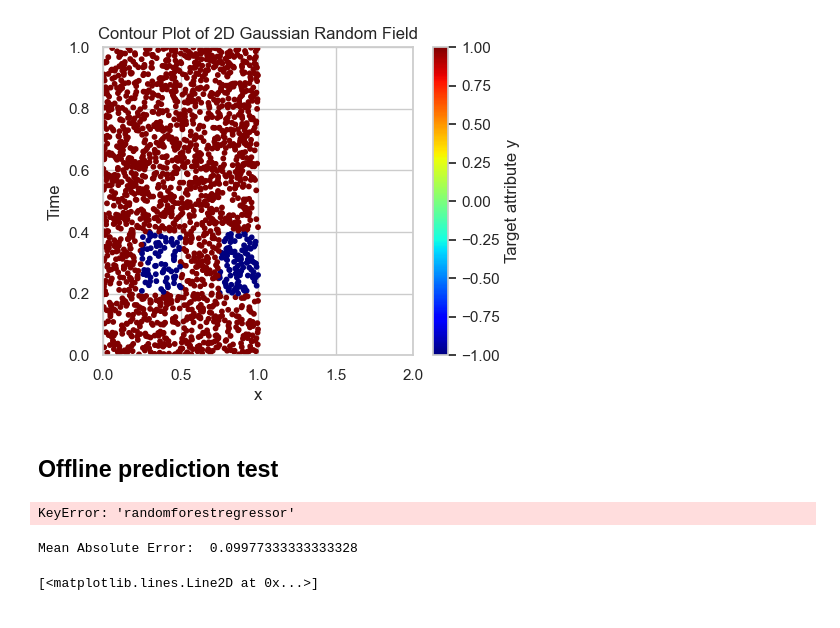
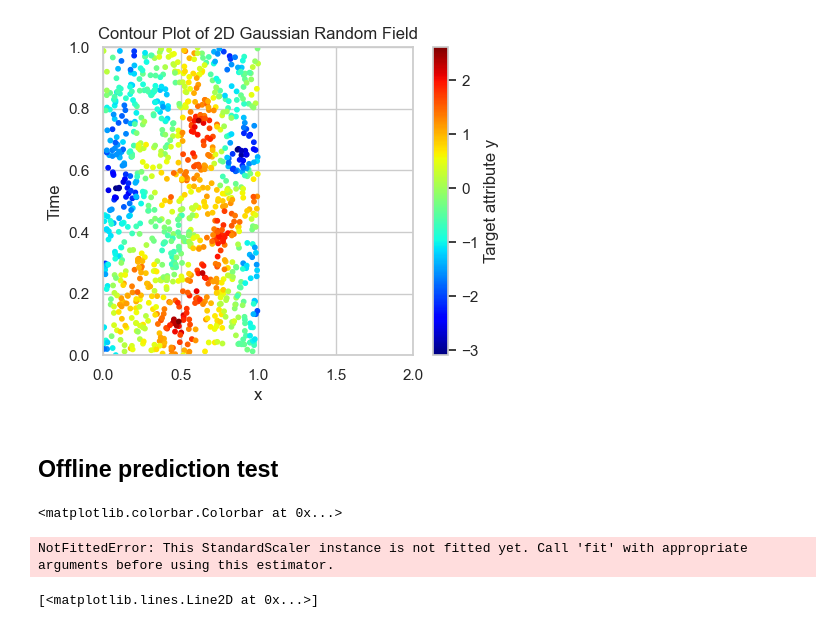
Before and after one commit to hossein-haeri/msmsa, a Jupyter notebook: dth_run.ipynb, the cells around one changed output. Drawn from its saved outputs; the diff is of its cells as text; code cells hidden in the pictures.

```diff
--- a/dth_run.ipynb
+++ b/dth_run.ipynb
@@ -17,6 +17,11 @@ import learning_models
 from datasets.data_loader import load_dataset
 import dth
 from baselines_v2 import kswin_reg
+from baselines_v2 import naive_reg
+from baselines_v2 import adwin_reg
+import msmsa_v3 as msmsa
+
+
 from sklearn.ensemble import RandomForestRegressor
 from sklearn.tree import DecisionTreeRegressor
 
@@ -90,8 +95,8 @@ scale = 0.1  # Scale of the correlation
 
 # Generate field
 # x1, t1, y1 = generate_2d_gaussian_random_field(num_points, scale)
-x2, t2, y2 = generate_2_class_field(int(num_points/0.5))
-# x2, t2, y2 = generate_2d_gaussian_random_field(num_points, scale)
+# x2, t2, y2 = generate_2_class_field(int(num_points/0.5))
+x2, t2, y2 = generate_2d_gaussian_random_field(num_points, scale)
 
 
 # # combine the data into one dataset
@@ -109,50 +114,51 @@ x, t, y = generate_2d_abrupt_drift_field(num_points)
 # y = y1
 
 x = x2
 t = t2
 y = y2
 
 num_samples = len(x)
 # Make a stream of samples
 stream = []
 for i in range(num_samples):
     stream.append((x[i], y[i], t[i], None))
 # sort samples in the stream by time
 stream.sort(key=lambda sample: sample[2])
 
 %matplotlib inline
 # Create a contour plot
 plt.figure(figsize=(5, 4))
 # plt.tricontourf(x, t, y, levels=20, cmap='viridis')
 # plt.colorbar(label='Target attribute y')
 vmin = min(y)
 vmax = max(y)
 plt.scatter(x, t, c=y, s=10, cmap='jet',vmin=vmin, vmax=vmax)
 plt.colorbar(label='Target attribute y')
 plt.xlim(0, 2)
 plt.ylim(0, 1)
 plt.title('Contour Plot of 2D Gaussian Random Field')
 plt.xlabel('x')
 plt.ylabel('Time')
 plt.show()
 # %% [output]
-[figure, old version]
+[figure, new version]
 # %% [markdown]
 ## Offline prediction test
 # %%
+importlib.reload(dth)
 
-
-online_model = dth.DTH(epsilon=0.9, prior=0.5)
+# online_model = dth.DTH(epsilon=0.9, prior=0.5)
 # online_model.base_learner = neural_net_base_learner.RegressionNN(    hidden_layers=[50, 50, 50, 50, 50, 20, 10],
 #                                                                 input_dim=2,
 #                                                                 output_dim=1,
 #                                                                 dropout=0.05,
 #                                                                 learning_rate=0.1,
 #                                                                 epochs=200)
+online_model = naive_reg.Naive()
 
 # online_model.base_learner = RandomForestRegressor(n_estimators=50, max_depth=7, n_jobs=-1, bootstrap=True, max_samples=0.2)
 
-online_model.base_learner = make_pipeline(StandardScaler(), DecisionTreeRegressor(max_depth=8))
+online_model.base_learner = make_pipeline(StandardScaler(), DecisionTreeRegressor(max_depth=7))
 # online_model.base_learner = make_pipeline(StandardScaler(), RandomForestRegressor(n_estimators=50, max_depth=7, n_jobs=4, bootstrap=True, max_samples=0.8))
 
 scaler = online_model.base_learner.named_steps['standardscaler']
@@ -175,13 +181,13 @@ X_test_with_time = np.array([[x, t] for x, t in zip(X_test, T_test)])
 y_pred = online_model.base_learner.predict(X_test_with_time)
 y_pred = y_pred.reshape(100, 100)
 
-if online_model.sub_prediction_type == 'sub_learners':
-    X_test_with_time_scaled = scaler.transform(X_test_with_time)
-    tree_predictions =  np.array([tree.predict(X_test_with_time_scaled) for tree in online_model.base_learner.named_steps['randomforestregressor'].estimators_])
+# if online_model.sub_prediction_type == 'sub_learners':
+#     X_test_with_time_scaled = scaler.transform(X_test_with_time)
+#     tree_predictions =  np.array([tree.predict(X_test_with_time_scaled) for tree in online_model.base_learner.named_steps['randomforestregressor'].estimators_])
 
-    y_pred_mean, y_pred_std = np.mean(tree_predictions, axis=0), np.std(tree_predictions, axis=0)
-    y_pred_mean = y_pred_mean.reshape(100, 100)
-    y_pred_std = y_pred_std.reshape(100, 100)
+#     y_pred_mean, y_pred_std = np.mean(tree_predictions, axis=0), np.std(tree_predictions, axis=0)
+#     y_pred_mean = y_pred_mean.reshape(100, 100)
+#     y_pred_std = y_pred_std.reshape(100, 100)
 
 
 
@@ -190,19 +196,19 @@ plt.figure(figsize=(5, 4))
 contourf = plt.contourf(X_test.reshape(100, 100), T_test.reshape(100, 100), y_pred, levels=100, cmap='jet', vmin=vmin, vmax=vmax)
 plt.colorbar(contourf, label='Predicted attribute y')
 
-if online_model.sub_prediction_type == 'sub_learners':
-    # Create a contour plot
-    plt.figure(figsize=(5, 4))
-    contourf = plt.contourf(X_test.reshape(100, 100), T_test.reshape(100, 100), y_pred_mean, levels=100, cmap='jet', vmin=vmin, vmax=vmax, alpha=0.5, antialiased=True)
-    plt.colorbar(contourf, label='Mean of attribute y across trees')
+# if online_model.sub_prediction_type == 'sub_learners':
+#     # Create a contour plot
+#     plt.figure(figsize=(5, 4))
+#     contourf = plt.contourf(X_test.reshape(100, 100), T_test.reshape(100, 100), y_pred_mean, levels=100, cmap='jet', vmin=vmin, vmax=vmax, alpha=0.5, antialiased=True)
+#     plt.colorbar(contourf, label='Mean of attribute y across trees')
 
 
-    # Create a contour plot
-    plt.figure(figsize=(5, 4))
-    contourf = plt.contourf(X_test.reshape(100, 100), T_test.reshape(100, 100), y_pred_std, levels=100, cmap='jet', vmin=vmin, vmax=vmax)
-    plt.colorbar(contourf, label='STD of attribute y across trees')
+    # # Create a contour plot
+    # plt.figure(figsize=(5, 4))
+    # contourf = plt.contourf(X_test.reshape(100, 100), T_test.reshape(100, 100), y_pred_std, levels=100, cmap='jet', vmin=vmin, vmax=vmax)
+    # plt.colorbar(contourf, label='STD of attribute y across trees')
 # %% [output]
-KeyError: 'randomforestregressor'
+<matplotlib.colorbar.Colorbar at 0x...>
 # %%
 %matplotlib qt
 importlib.reload(dth)
@@ -211,14 +217,20 @@ plt.close('all')
 plt.figure(figsize=(4.5, 4.9))
 
 
-online_model = dth.DTH(epsilon=.9, prior=0.5, min_memory_len=50, num_sub_predictions=1)
+# online_model = dth.DTH(epsilon=.9, prior=0.5, min_memory_len=50, num_sub_predictions=1)
+onine_model = msmsa.MSMSA()
+
 # online_model = kswin_reg.KSWIN()
-# dth = kswin_reg.KSWIN()
+# online_model = naive_reg.Naive()
+# online_model = adwin_reg.ADWIN()
+
 
 # online_model.base_learner = RandomForestRegressor(n_estimators=50, max_depth=7, n_jobs=-1, bootstrap=True, max_samples=0.1)
 
-online_model.base_learner = make_pipeline(StandardScaler(), RandomForestRegressor(n_estimators=100, max_depth=6, n_jobs=4, bootstrap=True, max_samples=.2))
-online_model.base_learner.__class__.__name__ = 'RandomForestRegressor'
+# online_model.base_learner = make_pipeline(StandardScaler(), RandomForestRegressor(n_estimators=100, max_depth=6, n_jobs=4, bootstrap=True, max_samples=.2))
+# online_model.base_learner.__class__.__name__ = 'RandomForestRegressor'
+
+online_model.base_learner = make_pipeline(StandardScaler(), DecisionTreeRegressor(max_depth=3))
 
 # online_model.base_learner = make_pipeline(StandardScaler(), DecisionTreeRegressor(max_depth=7))
 
@@ -280,14 +292,14 @@ for i, (X, y, t, y_pred) in enumerate(tqdm(stream)):
 
     # print(y_pred_contour)
 
-    if i > 1:
+    if i > 1 and False:
         plt.cla()
         # if 'cbar' in locals():  # Check if colorbar was previously created
         #     cbar.remove()  # Remove the previous colorbar
 
         # draw hline at t
         plt.axhline(t, color='r', linestyle='--', lw=1)
-        contourf = plt.tricontourf(X_test, T_test, y_pred_model, levels=50, cmap='jet', vmin=vmin, vmax=vmax, alpha=0.8, antialiased=True)
+        # contourf = plt.tricontourf(X_test, T_test, y_pred_model, levels=50, cmap='jet', vmin=vmin, vmax=vmax, alpha=0.8, antialiased=True)
         plt.scatter(online_model.get_X(with_time=False).squeeze(), online_model.get_t(), c=online_model.get_y(), s=10, cmap='jet',vmax=vmax, vmin=vmin, edgecolors='k', linewidths=0.5)
         # plt.scatter(online_model.get_X(with_time=False).squeeze(), online_model.get_t(), c=elimination_prob, s=10, cmap='jet',vmax=1, vmin=0, edgecolors='g', linewidths=0.0)
 
@@ -305,7 +317,7 @@ y_true = stream[:,1]
 error = np.abs(y_true - y_pred)
 print('Mean Absolute Error: ', np.mean(error))
 # %% [output]
-Mean Absolute Error:  0.09977333333333328
+NotFittedError: This StandardScaler instance is not fitted yet. Call 'fit' with appropriate arguments before using this estimator.
 # %%
 # set back theme to dark
 sns.set_theme(style="whitegrid")
```
Also changed, not shown: 3 other files.
